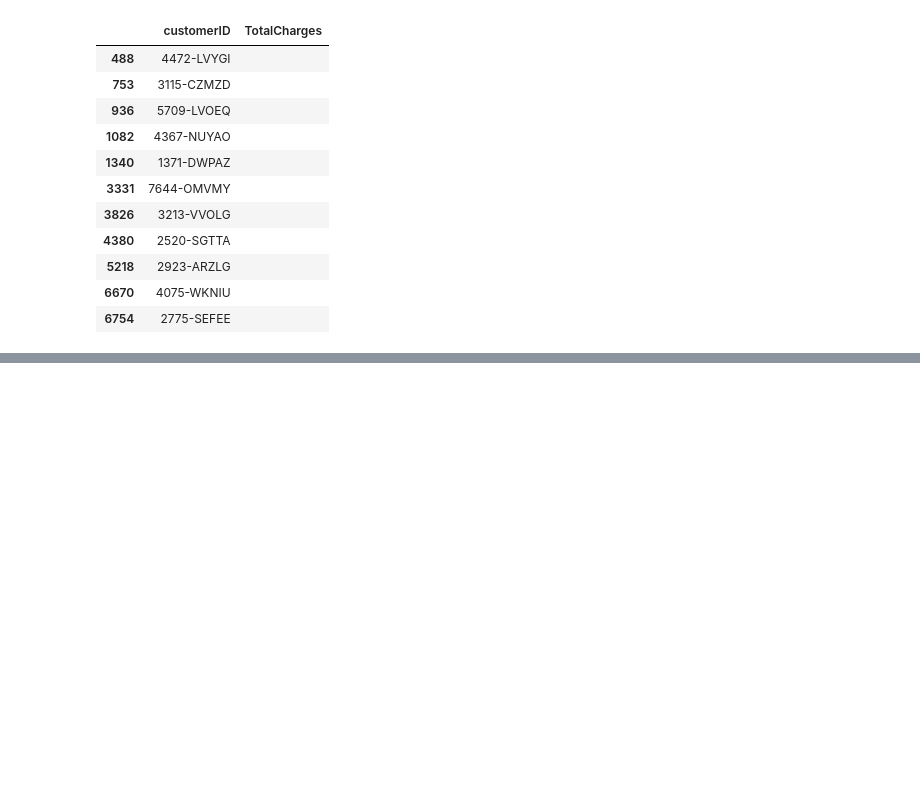
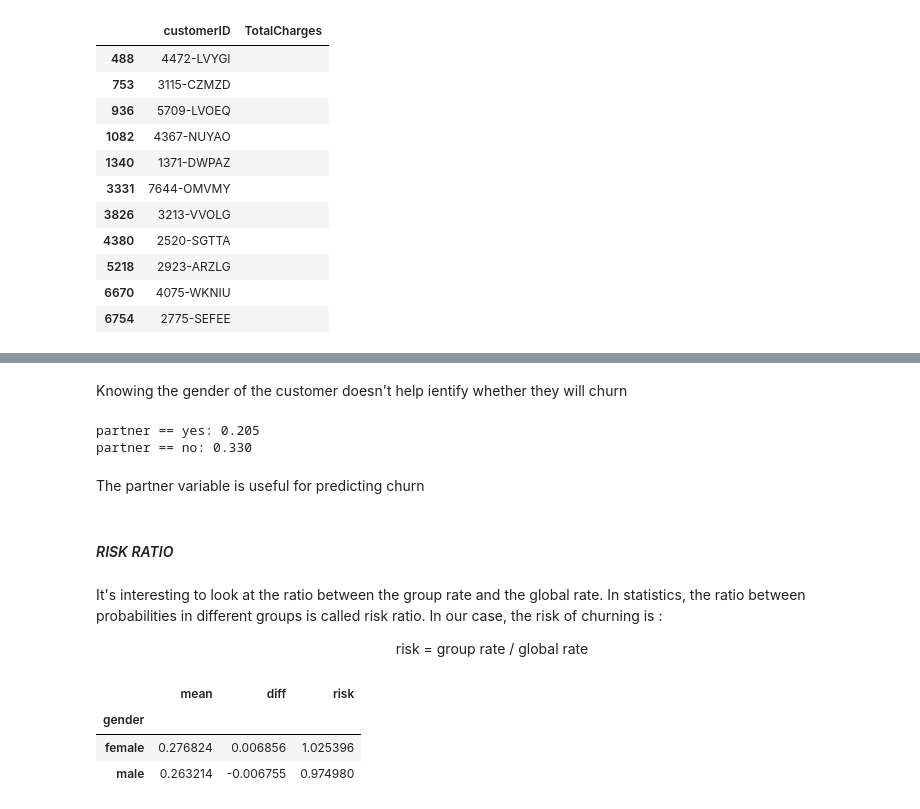
Before and after one commit to said-cs/Telco-Customer-Churn, a Jupyter notebook: JupyterNotebook.ipynb, the cells around one changed output, grey strips where cells are left out. Drawn from its saved outputs; the diff is of its cells as text; code cells hidden in the pictures; blank space fills up the shorter version.

```diff
--- a/JupyterNotebook.ipynb
+++ b/JupyterNotebook.ipynb
@@ -129,0 +206,39 @@ del df_val['churn']
+# %% [markdown]
+Knowing the gender of the customer doesn't help ientify whether they will churn
+# %%
+# Check the importance of the partner feature
+
+# Check the churn rate if partner == yes
+partner_yes = df_train_full[df_train_full.partner == 'yes'].churn.mean()
+print("partner == yes: {:.3f}".format(partner_yes))
+
+# Check the churn rate if partner == no
+partner_no = df_train_full[df_train_full.partner == 'no'].churn.mean()
+print("partner == no: {:.3f}".format(partner_no))
+# %% [output]
+partner == yes: 0.205
+partner == no: 0.330
+# %% [markdown]
+The partner variable is useful for predicting churn
+# %% [markdown]
+#### _RISK RATIO_
+# %% [markdown]
+It's interesting to look at the ratio between the group rate and the global rate. In statistics, the ratio between probabilities in different groups is called risk ratio. In our case, the risk of churning is :
+
+<center>risk = group rate / global rate</center>
+# %%
+# Calculate the global churn rate
+global_mean = df_train_full.churn.mean()
+# Compute the AVG(churn)
+df_group = df_train_full.groupby(by='gender').churn.agg(['mean'])
+# Calculate the difference between group churn rate and global rate
+df_group['diff'] = df_group['mean'] - global_mean
+# Calculate the risk of churning
+df_group['risk'] = df_group['mean'] / global_mean
+
+df_group
+# %% [output]
+|  | mean | diff | risk |
+| gender |  |  |  |
+| female | 0.276824 | 0.006856 | 1.025396 |
+| male | 0.263214 | -0.006755 | 0.974980 |
```
Also changed, not shown: parts of 21 cells of this notebook.
